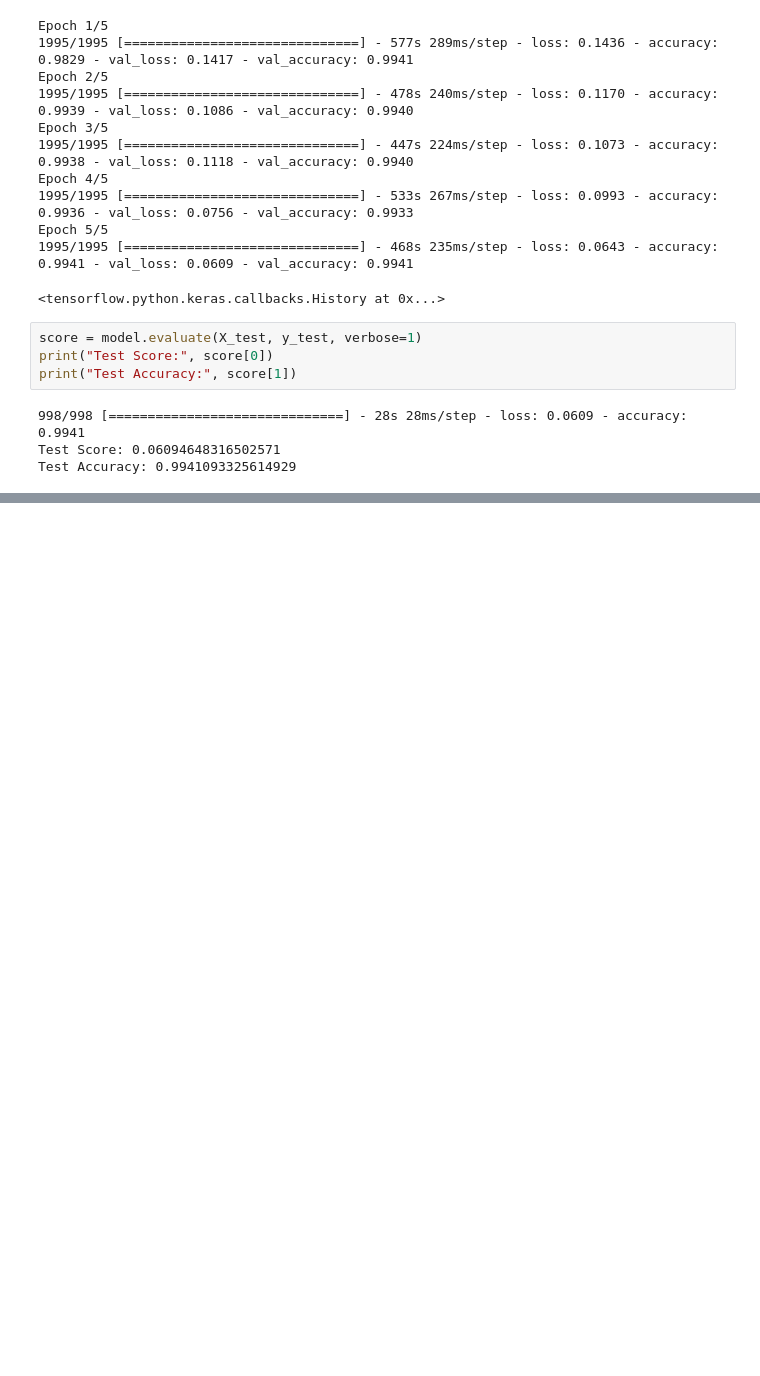
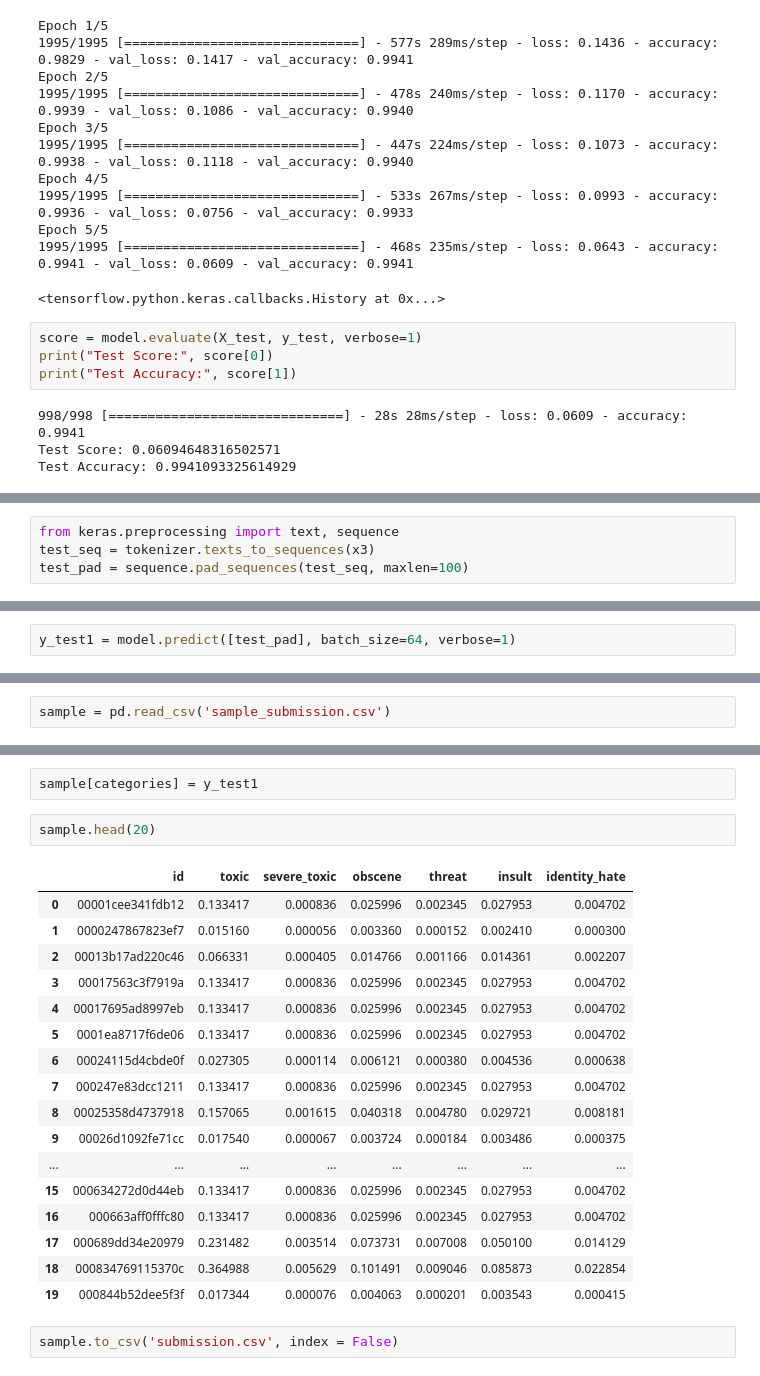
Before and after one commit to amaljith6/Toxic-comment-classifier-, a Jupyter notebook: Toxic comment classifier.ipynb, the cells around one changed output, grey strips where cells are left out. Saved outputs shown, nothing was run; the diff lists cells and outputs as text; blank space fills up the shorter version.

```diff
--- a/Toxic comment classifier.ipynb
+++ b/Toxic comment classifier.ipynb
@@ -375,0 +389,4 @@ Test Accuracy: 0.9941093325614929
+# %%
+from keras.preprocessing import text, sequence
+test_seq = tokenizer.texts_to_sequences(x3)
+test_pad = sequence.pad_sequences(test_seq, maxlen=100)
@@ -375,0 +397,2 @@ Test Accuracy: 0.9941093325614929
+# %%
+y_test1 = model.predict([test_pad], batch_size=64, verbose=1)
@@ -375,0 +421,2 @@ Test Accuracy: 0.9941093325614929
+# %%
+sample = pd.read_csv('sample_submission.csv')
@@ -375,0 +441,24 @@ Test Accuracy: 0.9941093325614929
+# %%
+sample[categories] = y_test1
+# %%
+sample.head(20)
+# %% [output]
+|  | id | toxic | severe_toxic | obscene | threat | insult | identity_hate |
+| 0 | 00001cee341fdb12 | 0.133417 | 0.000836 | 0.025996 | 0.002345 | 0.027953 | 0.004702 |
+| 1 | 0000247867823ef7 | 0.015160 | 0.000056 | 0.003360 | 0.000152 | 0.002410 | 0.000300 |
+| 2 | 00013b17ad220c46 | 0.066331 | 0.000405 | 0.014766 | 0.001166 | 0.014361 | 0.002207 |
+| 3 | 00017563c3f7919a | 0.133417 | 0.000836 | 0.025996 | 0.002345 | 0.027953 | 0.004702 |
+| 4 | 00017695ad8997eb | 0.133417 | 0.000836 | 0.025996 | 0.002345 | 0.027953 | 0.004702 |
+| 5 | 0001ea8717f6de06 | 0.133417 | 0.000836 | 0.025996 | 0.002345 | 0.027953 | 0.004702 |
+| 6 | 00024115d4cbde0f | 0.027305 | 0.000114 | 0.006121 | 0.000380 | 0.004536 | 0.000638 |
+| 7 | 000247e83dcc1211 | 0.133417 | 0.000836 | 0.025996 | 0.002345 | 0.027953 | 0.004702 |
+| 8 | 00025358d4737918 | 0.157065 | 0.001615 | 0.040318 | 0.004780 | 0.029721 | 0.008181 |
+| 9 | 00026d1092fe71cc | 0.017540 | 0.000067 | 0.003724 | 0.000184 | 0.003486 | 0.000375 |
+| ... | ... | ... | ... | ... | ... | ... | ... |
+| 15 | 000634272d0d44eb | 0.133417 | 0.000836 | 0.025996 | 0.002345 | 0.027953 | 0.004702 |
+| 16 | 000663aff0fffc80 | 0.133417 | 0.000836 | 0.025996 | 0.002345 | 0.027953 | 0.004702 |
+| 17 | 000689dd34e20979 | 0.231482 | 0.003514 | 0.073731 | 0.007008 | 0.050100 | 0.014129 |
+| 18 | 000834769115370c | 0.364988 | 0.005629 | 0.101491 | 0.009046 | 0.085873 | 0.022854 |
+| 19 | 000844b52dee5f3f | 0.017344 | 0.000076 | 0.004063 | 0.000201 | 0.003543 | 0.000415 |
+# %%
+sample.to_csv('submission.csv', index = False)
```
Also changed, not shown: parts of 9 cells of this notebook, 1 other file.
